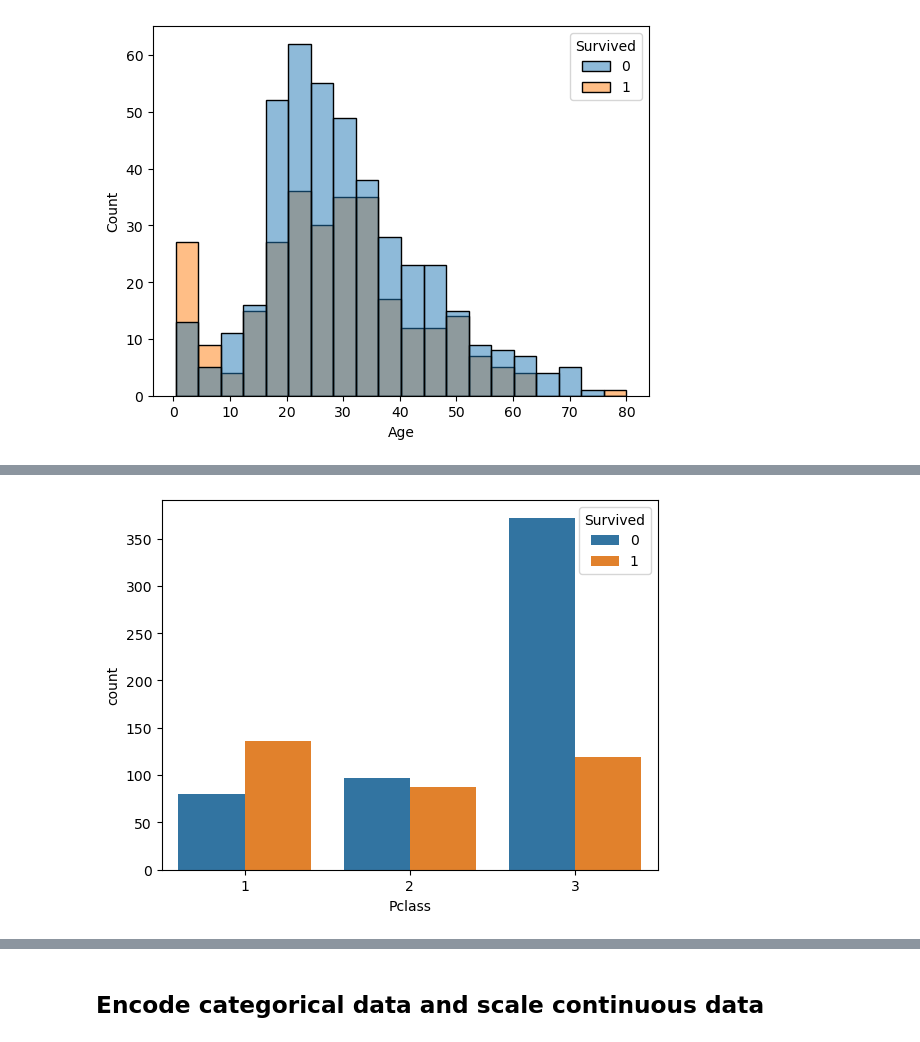
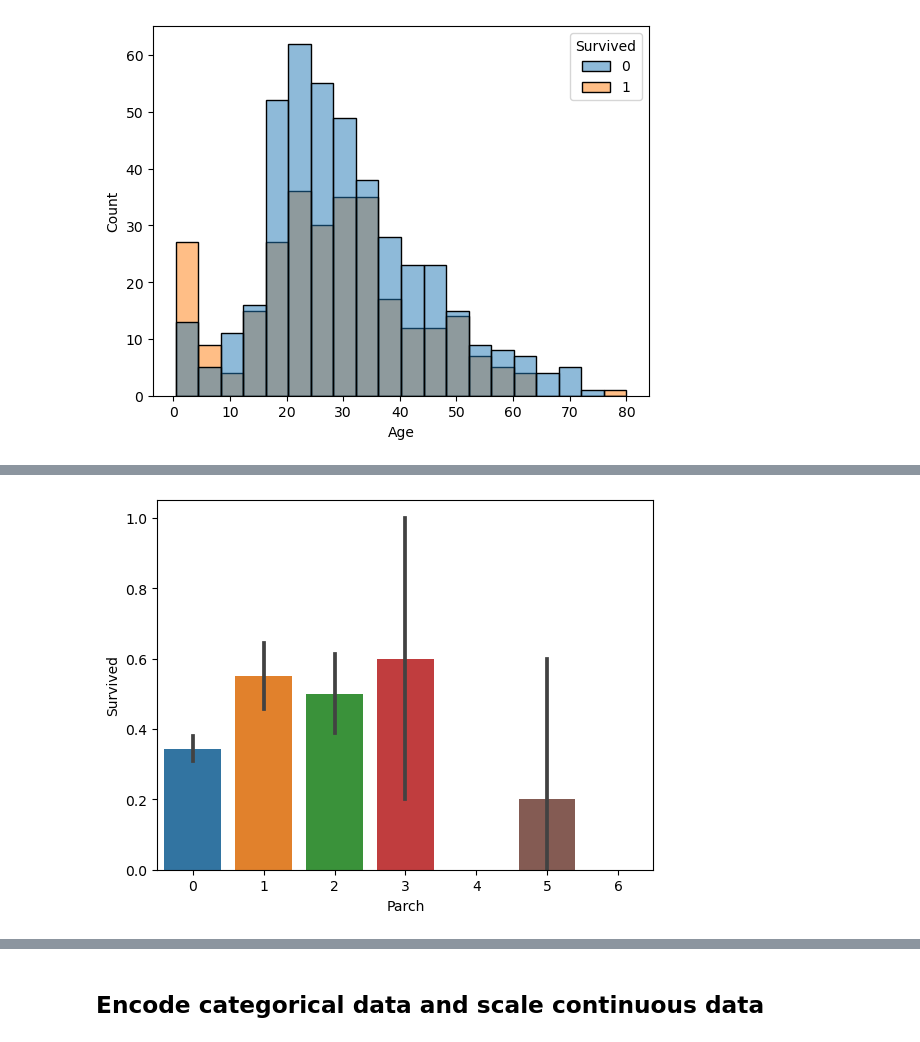
Before and after one commit to VincentC75/Kaggle_Titanic, a Jupyter notebook: Titanic Binary Classifier.ipynb, the cells around one changed output, grey strips where cells are left out. Drawn from its saved outputs; the diff is of its cells as text; code cells hidden in the pictures.

```diff
--- a/Titanic Binary Classifier.ipynb
+++ b/Titanic Binary Classifier.ipynb
@@ -167,4 +404,4 @@ _ = sns.countplot(x='Embarked', hue='Survived', data=train_data)
 # %%
-_ = sns.countplot(x='Pclass', hue='Survived', data=train_data)
+_ = sns.barplot(x='Parch', y='Survived', data=train_data)
 # %% [output]
-[figure, old version]
+[figure, new version]
```
Also changed, not shown: parts of 78 cells of this notebook.
